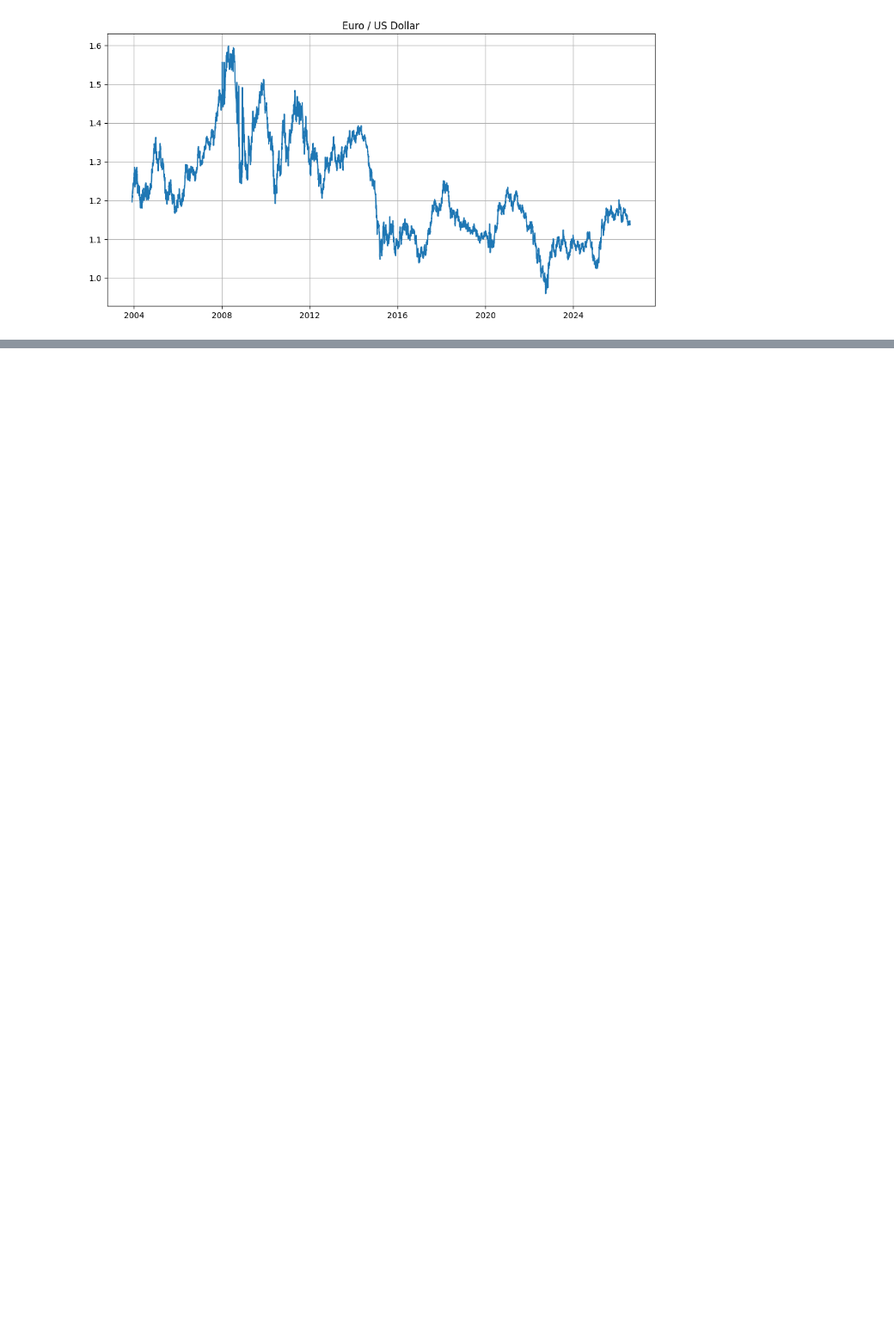
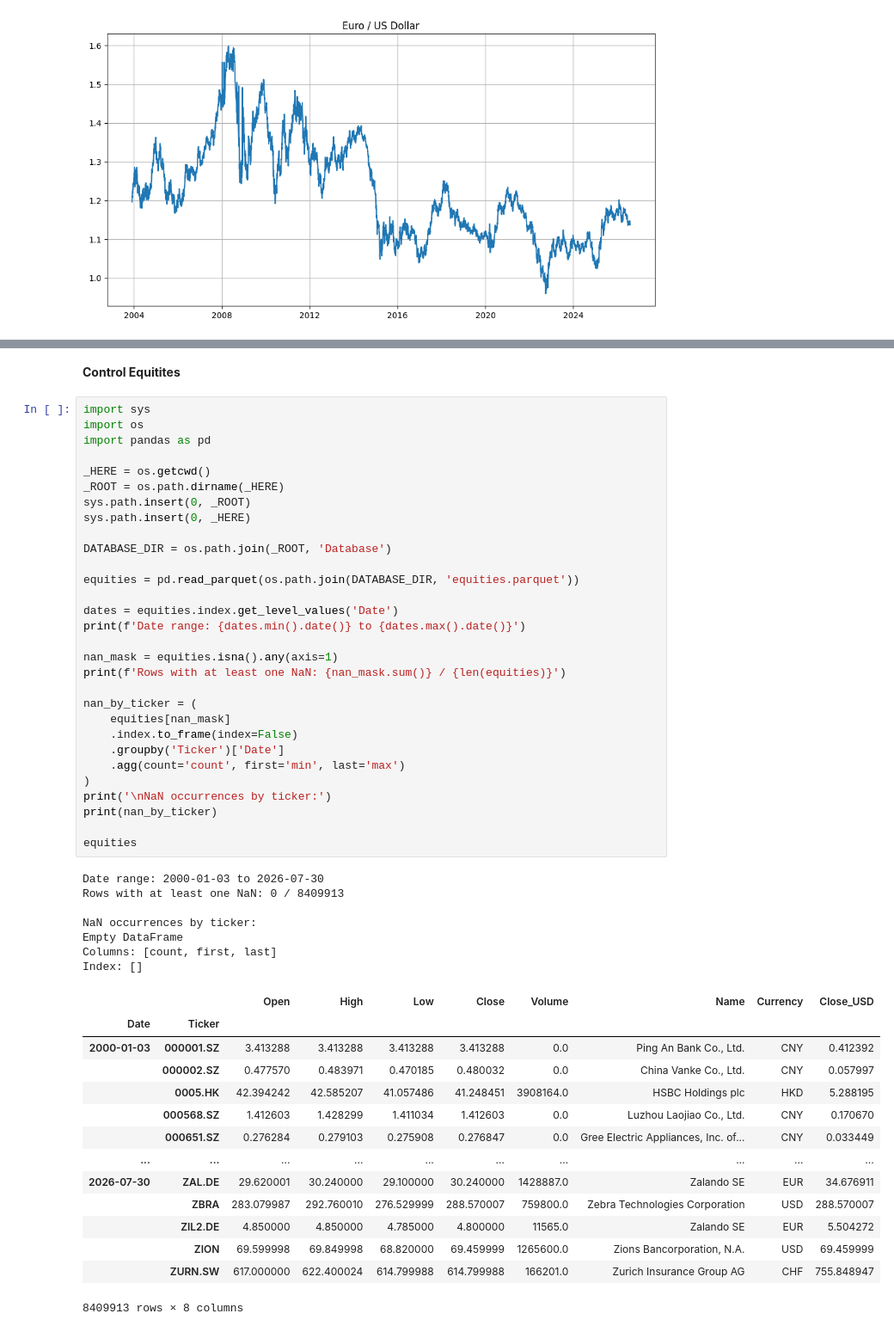
Before and after one commit to loewbenedikt01/Python, a Jupyter notebook: Database_Update/data_control.ipynb, the cells around one changed output, grey strips where cells are left out. Shown at 86% size. Saved outputs shown, nothing was run; the diff lists cells and outputs as text; blank space fills up the shorter version.

```diff
--- a/Database_Update/data_control.ipynb
+++ b/Database_Update/data_control.ipynb
@@ -300,0 +376,54 @@ plt.show()
+# %% [markdown]
+**Control Equitites**
+# %%
+import sys
+import os
+import pandas as pd
+
+_HERE = os.getcwd()
+_ROOT = os.path.dirname(_HERE)
+sys.path.insert(0, _ROOT)
+sys.path.insert(0, _HERE)
+
+DATABASE_DIR = os.path.join(_ROOT, 'Database')
+
+equities = pd.read_parquet(os.path.join(DATABASE_DIR, 'equities.parquet'))
+
+dates = equities.index.get_level_values('Date')
+print(f'Date range: {dates.min().date()} to {dates.max().date()}')
+
+nan_mask = equities.isna().any(axis=1)
+print(f'Rows with at least one NaN: {nan_mask.sum()} / {len(equities)}')
+
+nan_by_ticker = (
+    equities[nan_mask]
+    .index.to_frame(index=False)
+    .groupby('Ticker')['Date']
+    .agg(count='count', first='min', last='max')
+)
+print('\nNaN occurrences by ticker:')
+print(nan_by_ticker)
+
+equities
+# %% [output]
+Date range: 2000-01-03 to 2026-07-30
+Rows with at least one NaN: 0 / 8409913
+
+NaN occurrences by ticker:
+Empty DataFrame
+Columns: [count, first, last]
+Index: []
+|  |  | Open | High | Low | Close | Volume | Name | Currency | Close_USD |
+| Date | Ticker |  |  |  |  |  |  |  |  |
+| 2000-01-03 | 000001.SZ | 3.413288 | 3.413288 | 3.413288 | 3.413288 | 0.0 | Ping An Bank Co., Ltd. | CNY | 0.412392 |
+|  | 000002.SZ | 0.477570 | 0.483971 | 0.470185 | 0.480032 | 0.0 | China Vanke Co., Ltd. | CNY | 0.057997 |
+|  | 0005.HK | 42.394242 | 42.585207 | 41.057486 | 41.248451 | 3908164.0 | HSBC Holdings plc | HKD | 5.288195 |
+|  | 000568.SZ | 1.412603 | 1.428299 | 1.411034 | 1.412603 | 0.0 | Luzhou Laojiao Co., Ltd. | CNY | 0.170670 |
+|  | 000651.SZ | 0.276284 | 0.279103 | 0.275908 | 0.276847 | 0.0 | Gree Electric Appliances, Inc. of... | CNY | 0.033449 |
+| ... | ... | ... | ... | ... | ... | ... | ... | ... | ... |
+| 2026-07-30 | ZAL.DE | 29.620001 | 30.240000 | 29.100000 | 30.240000 | 1428887.0 | Zalando SE | EUR | 34.676911 |
+|  | ZBRA | 283.079987 | 292.760010 | 276.529999 | 288.570007 | 759800.0 | Zebra Technologies Corporation | USD | 288.570007 |
+|  | ZIL2.DE | 4.850000 | 4.850000 | 4.785000 | 4.800000 | 11565.0 | Zalando SE | EUR | 5.504272 |
+|  | ZION | 69.599998 | 69.849998 | 68.820000 | 69.459999 | 1265600.0 | Zions Bancorporation, N.A. | USD | 69.459999 |
+|  | ZURN.SW | 617.000000 | 622.400024 | 614.799988 | 614.799988 | 166201.0 | Zurich Insurance Group AG | CHF | 755.848947 |
+8409913 rows × 8 columns
```
Also changed, not shown: parts of 6 cells of this notebook, 9 other files.
